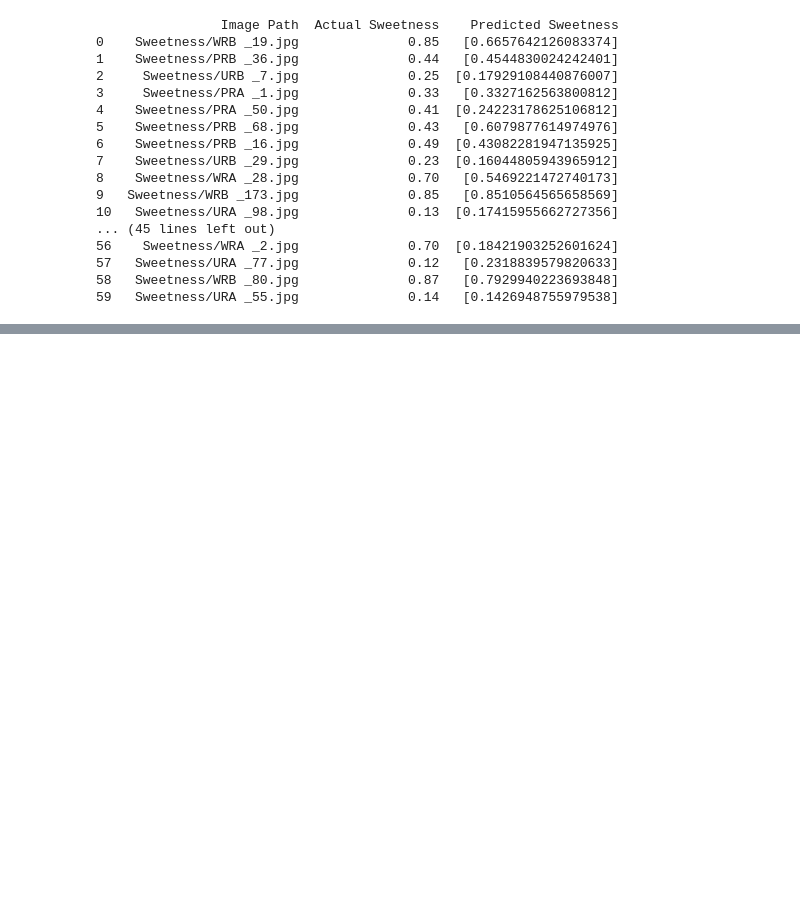
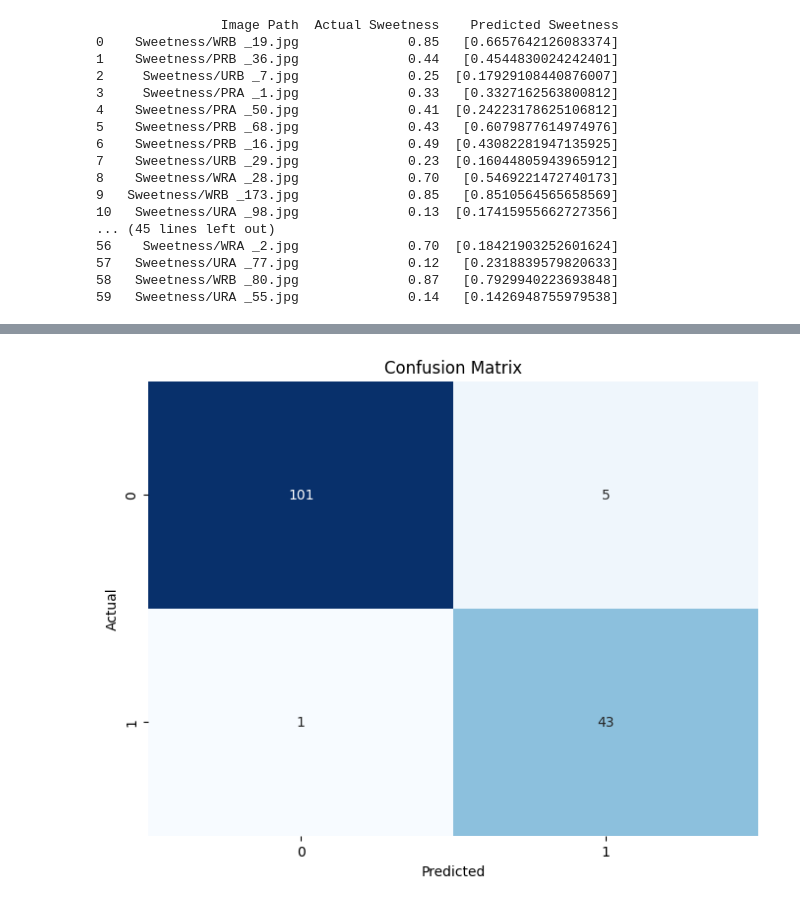
Before and after one commit to Abenayaa04/fruit-detection-yolov8, a Jupyter notebook: sweetness.ipynb, the cells around one changed output, grey strips where cells are left out. Cells and saved outputs as stored; diff of their text form; code cells hidden in the pictures; blank space fills up the shorter version.

```diff
--- a/sweetness.ipynb
+++ b/sweetness.ipynb
@@ -492,0 +557,5 @@ print(results.head(60))
+# %%
+model.load_weights('Sweet_single_best2_model.keras')
+# %%
+# Evaluate the model
+y_pred = model.predict(X_test)
@@ -492,0 +604,11 @@ print(results.head(60))
+# %%
+# Plot confusion matrix
+cm = confusion_matrix(np.round(y_test), np.round(y_pred))
+plt.figure(figsize=(8, 6))
+sns.heatmap(cm, annot=True, fmt='d', cmap='Blues', cbar=False)
+plt.xlabel('Predicted')
+plt.ylabel('Actual')
+plt.title('Confusion Matrix')
+plt.show()
+# %% [output]
+[figure, added]
```
Also changed, not shown: parts of 10 cells of this notebook.
